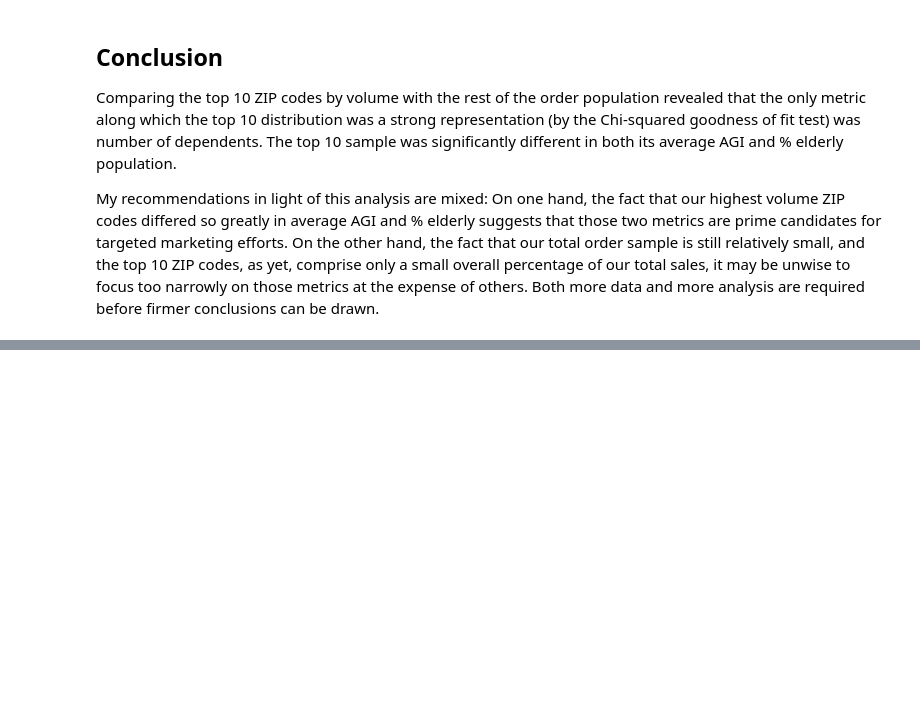
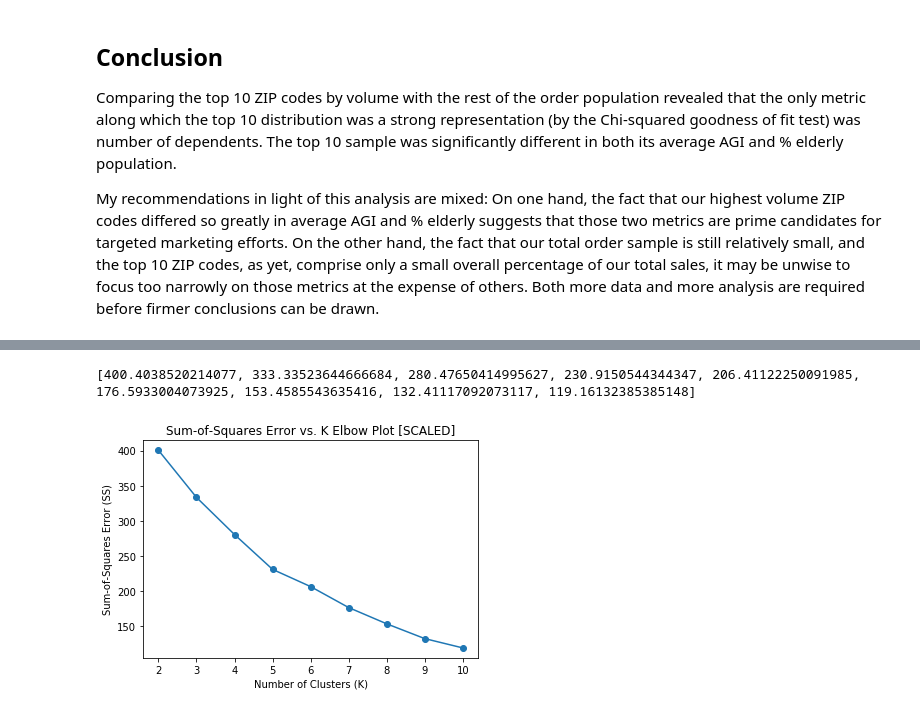
Before and after one commit to ealong/Springboard-Capstone1, a Jupyter notebook: capstone1.ipynb, the cells around one changed output, grey strips where cells are left out. Saved outputs shown, nothing was run; the diff lists cells and outputs as text; code cells hidden in the pictures; blank space fills up the shorter version.

```diff
--- a/capstone1.ipynb
+++ b/capstone1.ipynb
@@ -698,0 +775,7 @@ My recommendations in light of this analysis are mixed: On one hand, the fact th
+# %%
+#Elbow plot looks pretty nice... Try again with scaling for comparison
+
+from sklearn.preprocessing import StandardScaler
+
+scaled_cm = StandardScaler().fit_transform(cluster_matrix)
+print(scaled_cm)
@@ -698,0 +800,15 @@ My recommendations in light of this analysis are mixed: On one hand, the fact th
+# %%
+SS_list2 = []
+for n in range(2, 11):
+    SS_list2.append(getKMeansSS(scaled_cm, n))
+print(SS_list2)
+# %% [output]
+[400.4038520214077, 333.33523644666684, 280.47650414995627, 230.9150544344347, 206.41122250091985, 176.5933004073925, 153.4585543635416, 132.41117092073117, 119.16132385385148]
+# %%
+plt.plot(range(2,11), SS_list2, '-o')
+plt.xlabel('Number of Clusters (K)')
+plt.ylabel('Sum-of-Squares Error (SS)')
+plt.title('Sum-of-Squares Error vs. K Elbow Plot [SCALED]')
+plt.show() #No clear elbow point... K=5 for optimal value?
+# %% [output]
+[figure, added]
```
Also changed, not shown: parts of 27 cells of this notebook.
